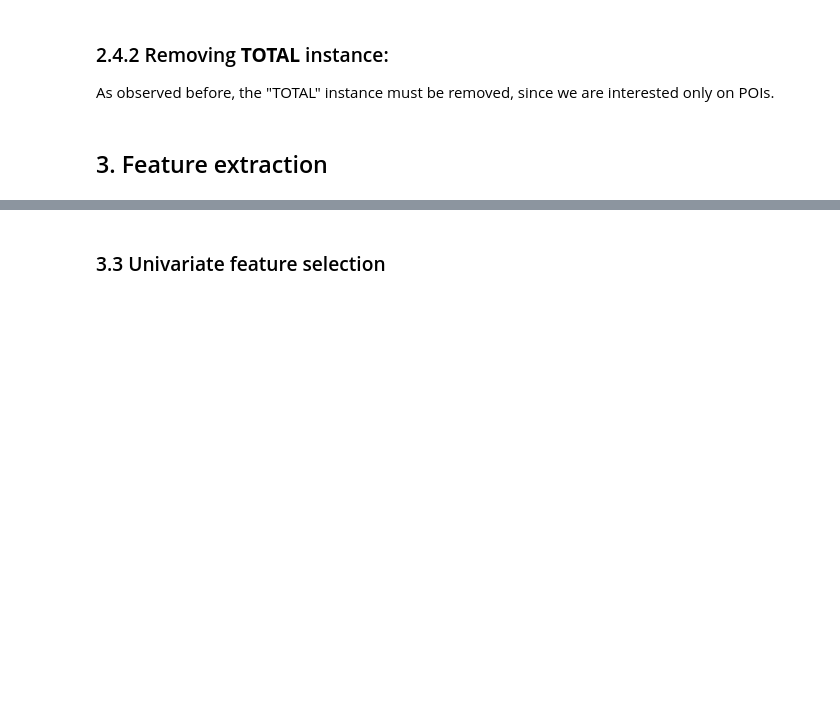
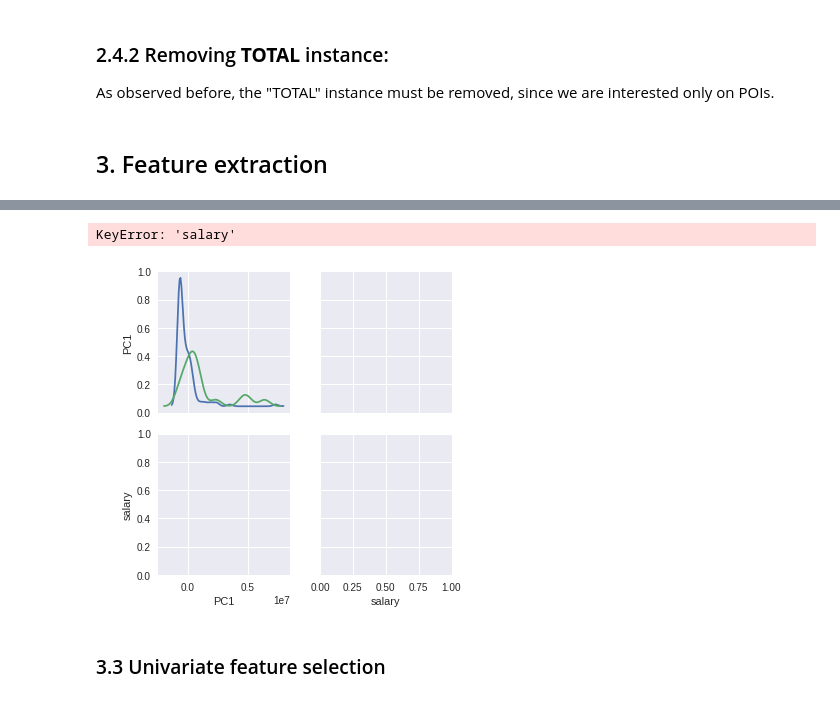
Before and after one commit to tbnsilveira/DAND-MachineLearning, a Jupyter notebook: poi_analysis.ipynb, the cells around one changed output, grey strips where cells are left out. Saved outputs shown, nothing was run; the diff lists cells and outputs as text; code cells hidden in the pictures; blank space fills up the shorter version.

```diff
--- a/poi_analysis.ipynb
+++ b/poi_analysis.ipynb
@@ -301,0 +314,3 @@ sns.heatmap(correlationDataframe, annot=True, fmt='.2f', linewidths=.3, ax=ax, c
+# %%
+pca = PCA(n_components=1)
+pca.fit(dataset[financialFeatures])
@@ -301,0 +320,5 @@ sns.heatmap(correlationDataframe, annot=True, fmt='.2f', linewidths=.3, ax=ax, c
+# %%
+pcaComponents = pca.fit_transform(dataset[financialFeatures])
+# %%
+#teste = pd.DataFrame(pcaComponents, columns=['PC1','PC2'], index=dataset.index)
+teste = pd.DataFrame(pcaComponents, columns=['PC1'], index=dataset.index)
@@ -301,0 +374,5 @@ sns.heatmap(correlationDataframe, annot=True, fmt='.2f', linewidths=.3, ax=ax, c
+# %%
+sns.pairplot(testeFinal,hue='poi',vars=['PC1','salary'], diag_kind='kde')
+# %% [output]
+KeyError: 'salary'
+[figure, added]
```
Also changed, not shown: parts of 46 cells of this notebook.
